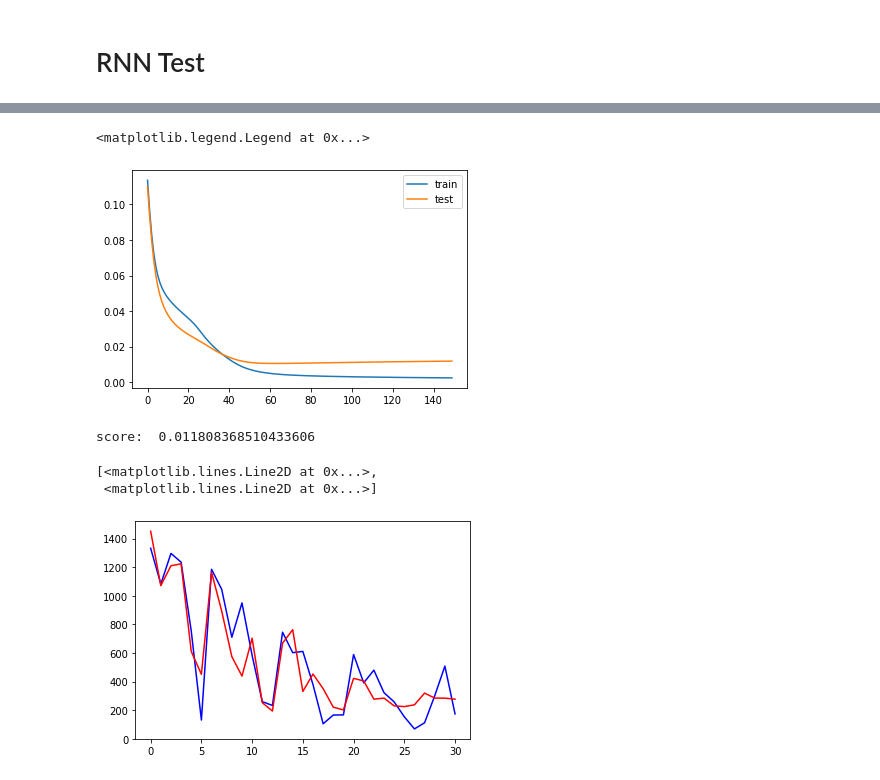
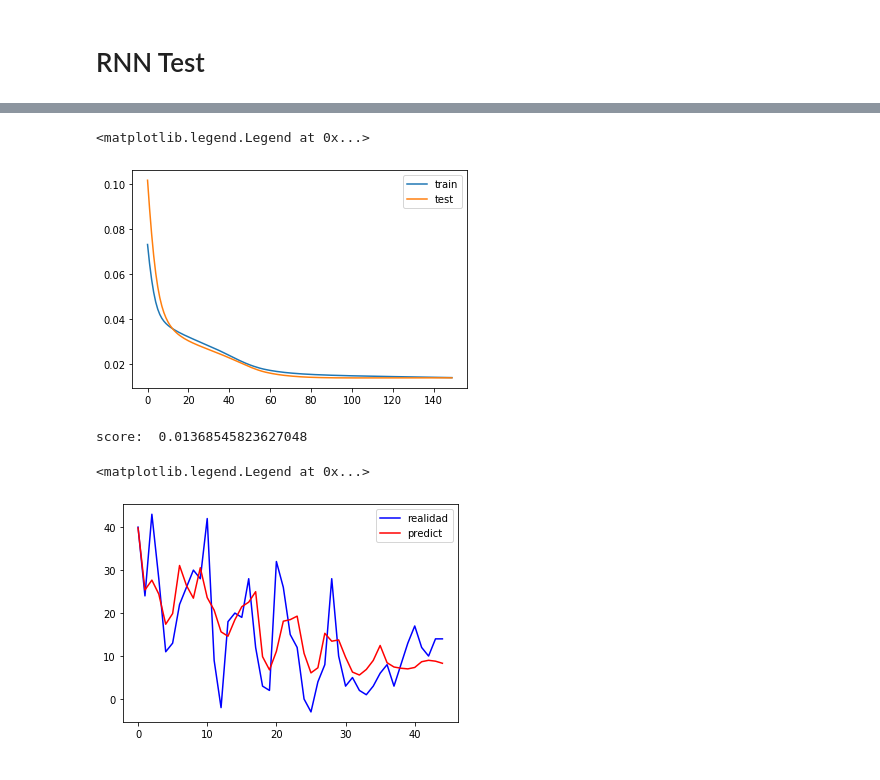
Before and after one commit to giorbernal/covidmadrid, a Jupyter notebook: notebooks/RNN_test.ipynb, the cells around one changed output, grey strips where cells are left out. Drawn from its saved outputs; the diff is of its cells as text; code cells hidden in the pictures.

```diff
--- a/notebooks/RNN_test.ipynb
+++ b/notebooks/RNN_test.ipynb
@@ -15,7 +19,4 @@ from utils.RNN import RNN
 # %%
-df = loadCovidData(prefix=WORK_FOLDER)
 df_total = df.groupby(by='fecha_informe').sum().reset_index()
 unique_place = 'Comunidad de Madrid'
 df_total['municipio_distrito'] = df_total.apply(lambda x: unique_place, axis=1)
-_, df_total_inc = plotPlaces(df_total, np.array(['Comunidad de Madrid']), agg_factor=1, plot=False)
-serie = df_total_inc['Contagios diarios'].to_numpy()
@@ -23,0 +23,7 @@ serie = df_total_inc['Contagios diarios'].to_numpy()
+# %%
+def getPlaceSerie(df, place):
+    _, df_inc = plotPlaces(df, np.array([place]), agg_factor=1, plot=False)
+    serie = df_inc['Contagios diarios'].to_numpy()
+    return serie
+# %%
+serie = getPlaceSerie(df,'Getafe')
@@ -29,2 +37,2 @@ plt.plot(serie)
 # %%
-rnn = RNN(data=serie, window_size=14, lstm_units=16, epochs=150)
+rnn = RNN(data=serie, window_size=7, lstm_units=8, epochs=150)
@@ -55,19 +67,20 @@ plt.plot(history.history['val_loss'], label='test')
 plt.legend()
 # %% [output]
 <matplotlib.legend.Legend at 0x...>
-[figure, old version]
+[figure, new version]
 # %%
 print('score: ',score)
 # %% [output]
-score:  0.011808368510433606
+score:  0.01368545823627048
 # %%
 y, y_pred = rnn.getAllPredictions()
 # %%
-plt.plot(y,'b',y_pred,'r')
+plt.plot(y,'b',label='realidad')
+plt.plot(y_pred,'r',label='predict')
+plt.legend()
 # %% [output]
-[<matplotlib.lines.Line2D at 0x...>,
- <matplotlib.lines.Line2D at 0x...>]
+<matplotlib.legend.Legend at 0x...>
-[figure, old version]
+[figure, new version]
 # %%
 preds = rnn.predict(40)
 # %%
```
Also changed, not shown: parts of 8 cells of this notebook, 6 other files.
